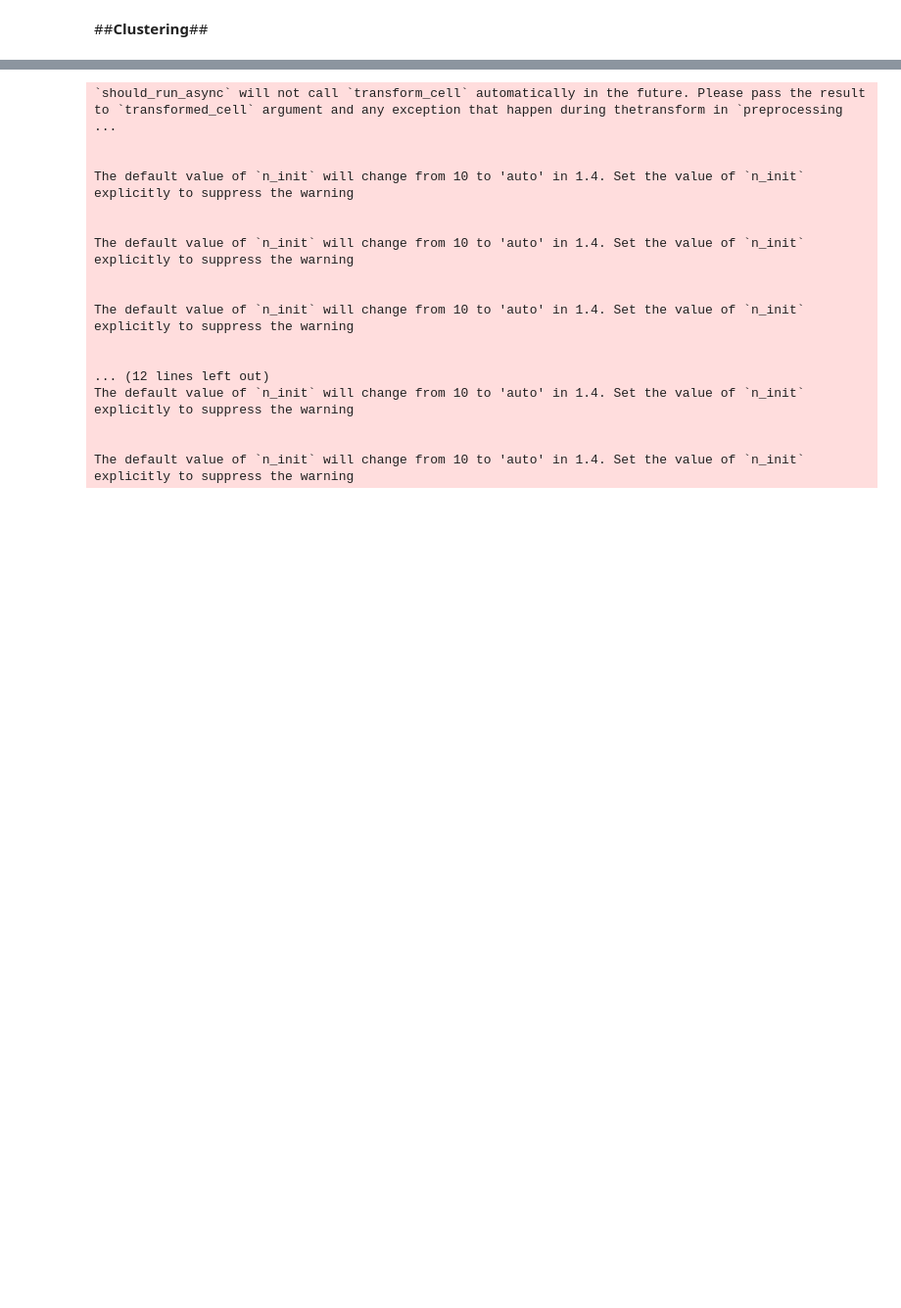
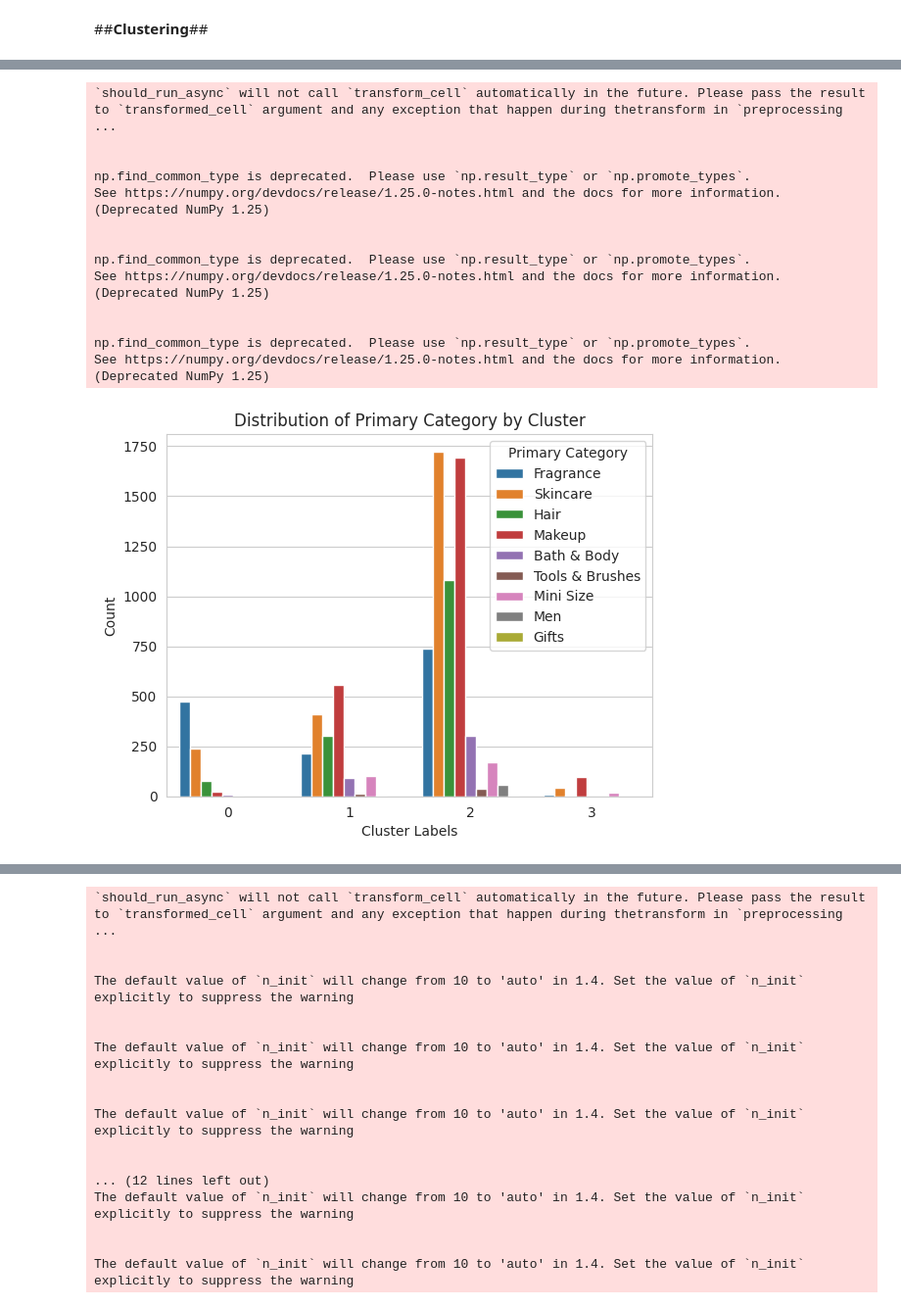
Before and after one commit to eshentong/BA820-team, a Jupyter notebook: BA820.ipynb, the cells around one changed output, grey strips where cells are left out. Shown at 98% size. Saved outputs shown, nothing was run; the diff lists cells and outputs as text; code cells hidden in the pictures; blank space fills up the shorter version.

```diff
--- a/BA820.ipynb
+++ b/BA820.ipynb
@@ -1301,0 +1459,26 @@ See https://numpy.org/devdocs/release/1.25.0-notes.html and the docs for more in
+# %%
+import seaborn as sns
+import matplotlib.pyplot as plt
+
+# For primary category
+sns.countplot(x='cluster_labels', hue='primary_category', data=df_products_copy)
+plt.title('Distribution of Primary Category by Cluster')
+plt.xlabel('Cluster Labels')
+plt.ylabel('Count')
+plt.legend(title='Primary Category')
+plt.show()
+# %% [output]
+`should_run_async` will not call `transform_cell` automatically in the future. Please pass the result to `transformed_cell` argument and any exception that happen during thetransform in `preprocessing ...
+
+
+np.find_common_type is deprecated.  Please use `np.result_type` or `np.promote_types`.
+See https://numpy.org/devdocs/release/1.25.0-notes.html and the docs for more information.  (Deprecated NumPy 1.25)
+
+
+np.find_common_type is deprecated.  Please use `np.result_type` or `np.promote_types`.
+See https://numpy.org/devdocs/release/1.25.0-notes.html and the docs for more information.  (Deprecated NumPy 1.25)
+
+
+np.find_common_type is deprecated.  Please use `np.result_type` or `np.promote_types`.
+See https://numpy.org/devdocs/release/1.25.0-notes.html and the docs for more information.  (Deprecated NumPy 1.25)
+[figure, added]
```
Also changed, not shown: parts of 42 cells of this notebook.
